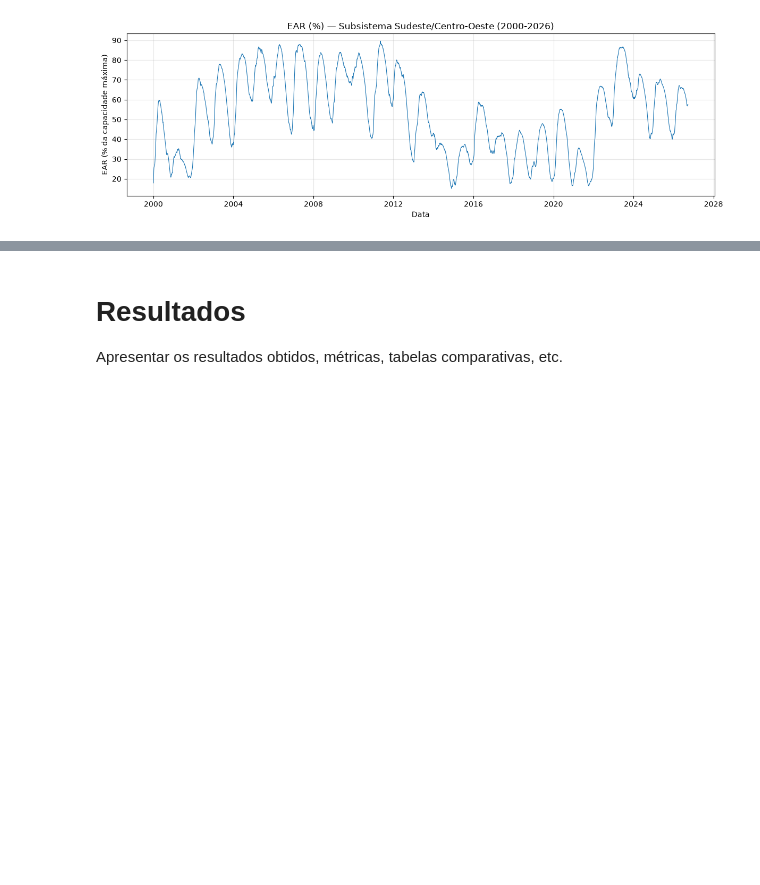
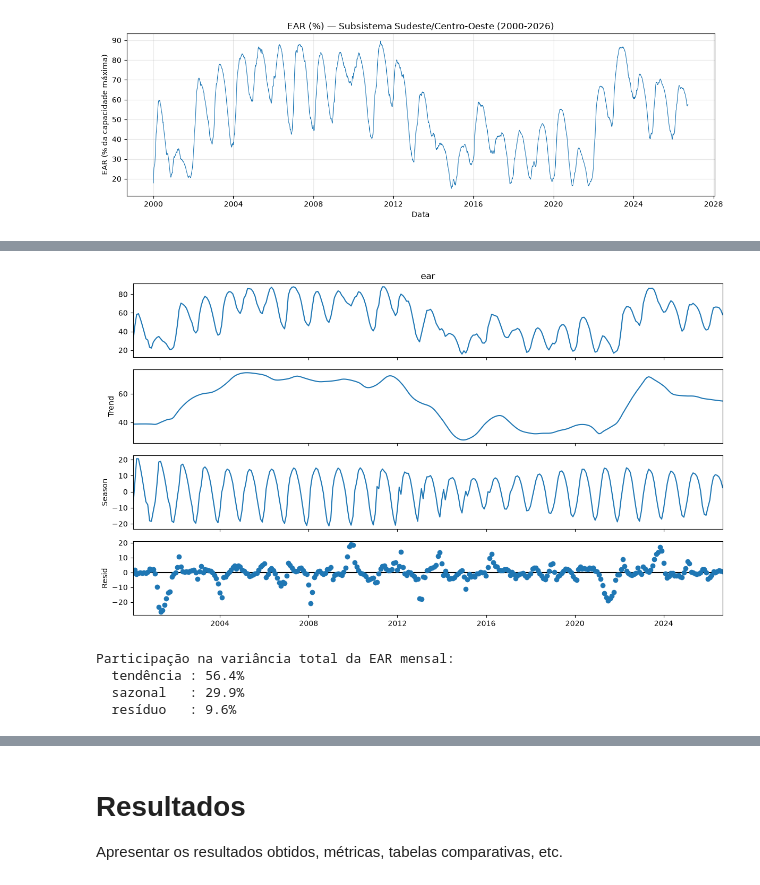
Before and after one commit to cristianomack/projeto-aplicado-iv, a Jupyter notebook: notebooks/cd_projeto_aplicado_IV_doc.ipynb, the cells around one changed output, grey strips where cells are left out. Drawn from its saved outputs; the diff is of its cells as text; code cells hidden in the pictures; blank space fills up the shorter version.

```diff
--- a/notebooks/cd_projeto_aplicado_IV_doc.ipynb
+++ b/notebooks/cd_projeto_aplicado_IV_doc.ipynb
@@ -228,0 +474,23 @@ Descrição metodológica para a criação, refinamento e validação dos modelo
+# %%
+# %% EDA 7: decomposição STL
+# EDA 7: decomposição STL da EAR mensal (tendência, sazonalidade, resíduo)
+from statsmodels.tsa.seasonal import STL
+
+stl = STL(mensal["ear"], period=12, robust=True).fit()
+fig = stl.plot()
+fig.set_size_inches(12, 7)
+plt.tight_layout()
+plt.savefig(IMG / "eda_stl_ear_mensal.png", dpi=120)
+plt.show()
+
+var_total = mensal["ear"].var()
+print("Participação na variância total da EAR mensal:")
+print(f"  tendência : {stl.trend.var() / var_total:.1%}")
+print(f"  sazonal   : {stl.seasonal.var() / var_total:.1%}")
+print(f"  resíduo   : {stl.resid.var() / var_total:.1%}")
+# %% [output]
+[figure, added]
+Participação na variância total da EAR mensal:
+  tendência : 56.4%
+  sazonal   : 29.9%
+  resíduo   : 9.6%
```
Also changed, not shown: parts of 43 cells of this notebook, 12 other files.
